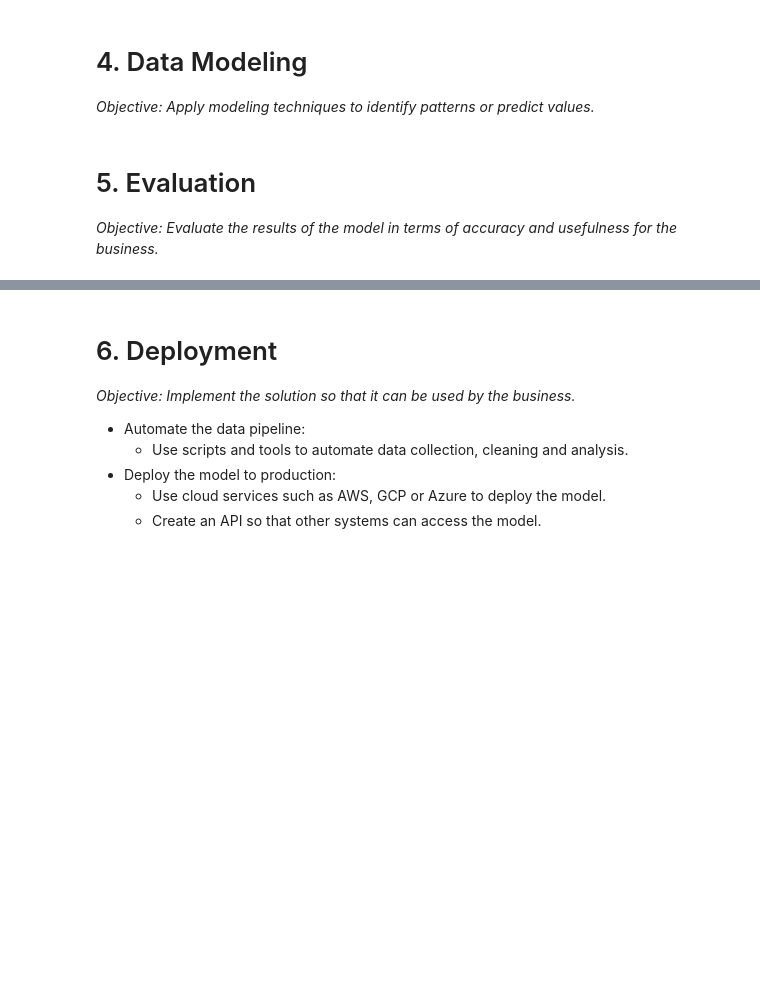
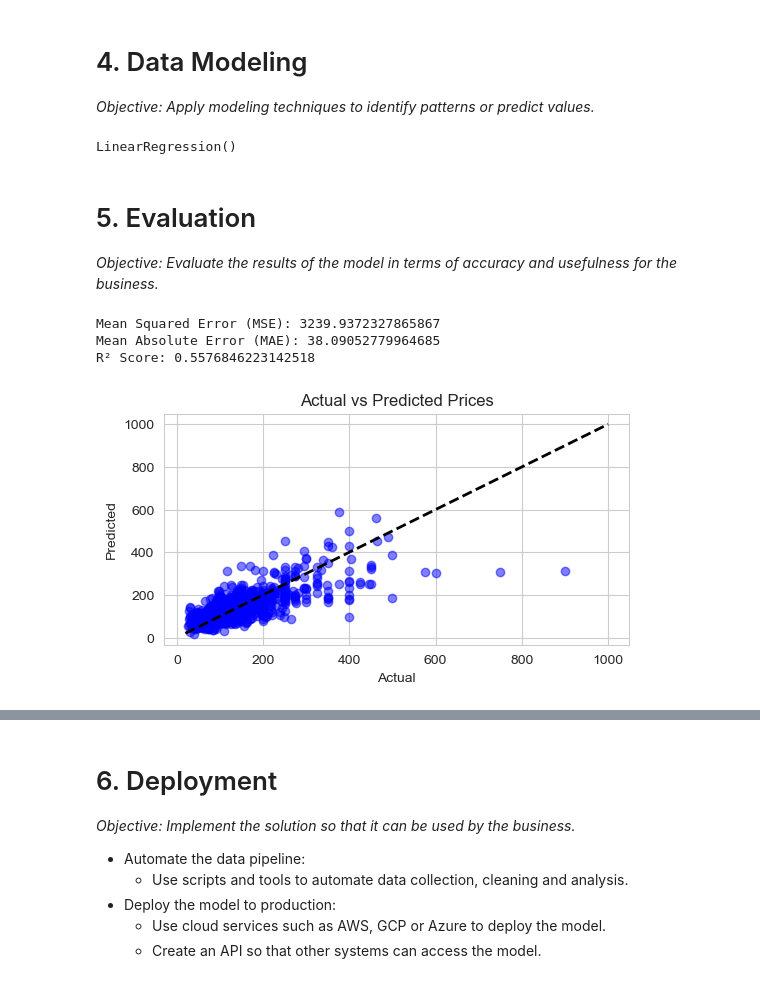
Before and after one commit to mafda/seattle_airbnb_data_analysis, a Jupyter notebook: src/seattle_airbnb_data_analysis.ipynb, the cells around one changed output, grey strips where cells are left out. Cells and saved outputs as stored; diff of their text form; code cells hidden in the pictures; blank space fills up the shorter version.

Commit message:
data modeling, evaluation, analysis and next steps

```diff
--- a/src/seattle_airbnb_data_analysis.ipynb
+++ b/src/seattle_airbnb_data_analysis.ipynb
@@ -755,7 +759,48 @@ positive, with a few areas for improvement in handling multilingual reviews.
 # 4. Data Modeling
 
 *Objective: Apply modeling techniques to identify patterns or predict values.*
+# %%
+# Define the characteristics (X) and the objective (y)
+# X = numeric_columns
+X = listings_filtered[['accommodates', 'bathrooms', 'bedrooms', 'beds', 'guests_included', 'reviews_per_month','number_of_reviews','review_scores_rating','review_scores_accuracy','review_scores_cleanliness','review_scores_checkin','review_scores_communication','review_scores_location','review_scores_value', 'cleaning_fee', 'host_response_rate','host_acceptance_rate','host_is_superhost']]
+y = listings_filtered['price']
+
+# Split the dataset into training and validation sets
+X_train, X_valid, y_train, y_valid = train_test_split(X, y, test_size=0.3, random_state=42)
+# %%
+# We train the linear regression model
+model = LinearRegression()
+model.fit(X_train, y_train)
+# %% [output]
+LinearRegression()
+# %%
+# Predict on validation set
+y_pred = model.predict(X_valid)
 # %% [markdown]
 # 5. Evaluation
 
 *Objective: Evaluate the results of the model in terms of accuracy and usefulness for the business.*
+# %%
+# Evaluate the model
+mse = mean_squared_error(y_valid, y_pred)
+mae = mean_absolute_error(y_valid, y_pred)
+r2 = r2_score(y_valid, y_pred)
+
+print(f"Mean Squared Error (MSE): {mse}")
+print(f"Mean Absolute Error (MAE): {mae}")
+print(f"R² Score: {r2}")
+# %% [output]
+Mean Squared Error (MSE): 3239.9372327865867
+Mean Absolute Error (MAE): 38.09052779964685
+R² Score: 0.5576846223142518
+# %%
+# View the results
+plt.figure(figsize=(6,3))
+plt.scatter(y_valid, y_pred, alpha=0.5, color='blue')
+plt.plot([y.min(), y.max()], [y.min(), y.max()], 'k--', lw=2)
+plt.xlabel('Actual')
+plt.ylabel('Predicted')
+plt.title('Actual vs Predicted Prices')
+plt.show()
+# %% [output]
+[figure, added]
```
Also changed, not shown: parts of 3 cells of this notebook.
